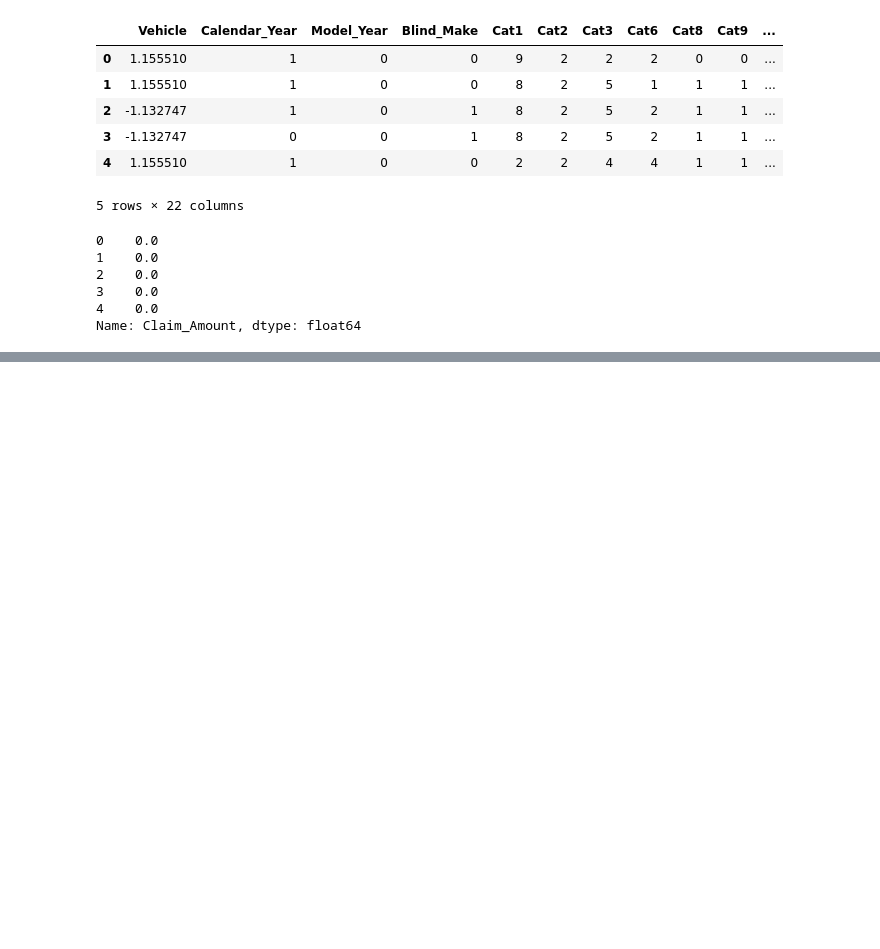
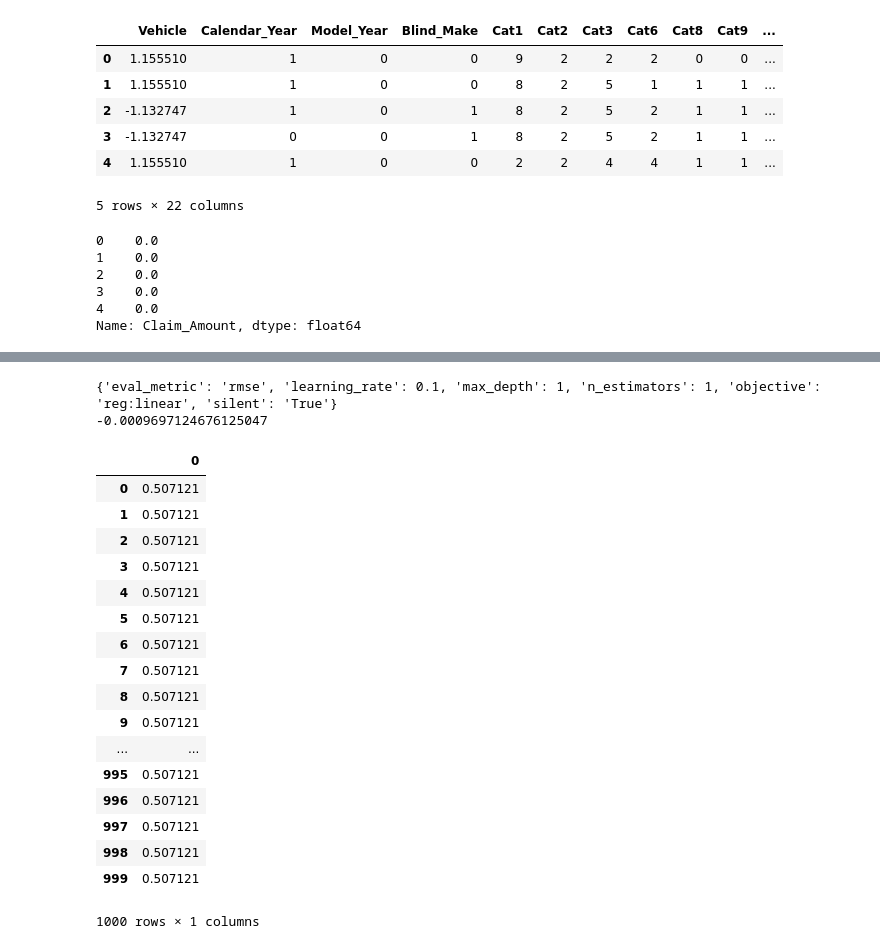
Before and after one commit to AvianaGlobal/nemesis-ml, a Jupyter notebook: notebooks/9.1-qz-XG-Boost-Regression.ipynb, the cells around one changed output, grey strips where cells are left out. Saved outputs shown, nothing was run; the diff lists cells and outputs as text; code cells hidden in the pictures; blank space fills up the shorter version.

Commit message:
XGB-Regressor prototype

```diff
--- a/notebooks/9.1-qz-XG-Boost-Regression.ipynb
+++ b/notebooks/9.1-qz-XG-Boost-Regression.ipynb
@@ -70,0 +83,35 @@ preds = bst.predict(dtest)
+# %%
+#Set the different values of parameters to be tested
+parameters = {'max_depth':[1,3,5,7,9],'learning_rate':[0.1],'n_estimators':[1,3,5,10,50,100],'silent':['True'],'objective':['reg:linear'],'eval_metric':['rmse']}
+model = xgb.XGBRegressor()
+xgb_regressor = GridSearchCV(model,parameters,scoring='neg_mean_squared_error',cv=5)
+xgb_regressor.fit(X_train,y_train)
+print(xgb_regressor.best_params_)
+print(xgb_regressor.best_score_)
+# %% [output]
+{'eval_metric': 'rmse', 'learning_rate': 0.1, 'max_depth': 1, 'n_estimators': 1, 'objective': 'reg:linear', 'silent': 'True'}
+-0.0009697124676125047
+# %%
+predictions = xgb_regressor.predict(X_test)
+predictions = pd.DataFrame(predictions)
+# %%
+predictions
+# %% [output]
+|  | 0 |
+| 0 | 0.507121 |
+| 1 | 0.507121 |
+| 2 | 0.507121 |
+| 3 | 0.507121 |
+| 4 | 0.507121 |
+| 5 | 0.507121 |
+| 6 | 0.507121 |
+| 7 | 0.507121 |
+| 8 | 0.507121 |
+| 9 | 0.507121 |
+| ... | ... |
+| 995 | 0.507121 |
+| 996 | 0.507121 |
+| 997 | 0.507121 |
+| 998 | 0.507121 |
+| 999 | 0.507121 |
+1000 rows × 1 columns
```
Also changed, not shown: parts of 8 cells of this notebook, 2 other files.
